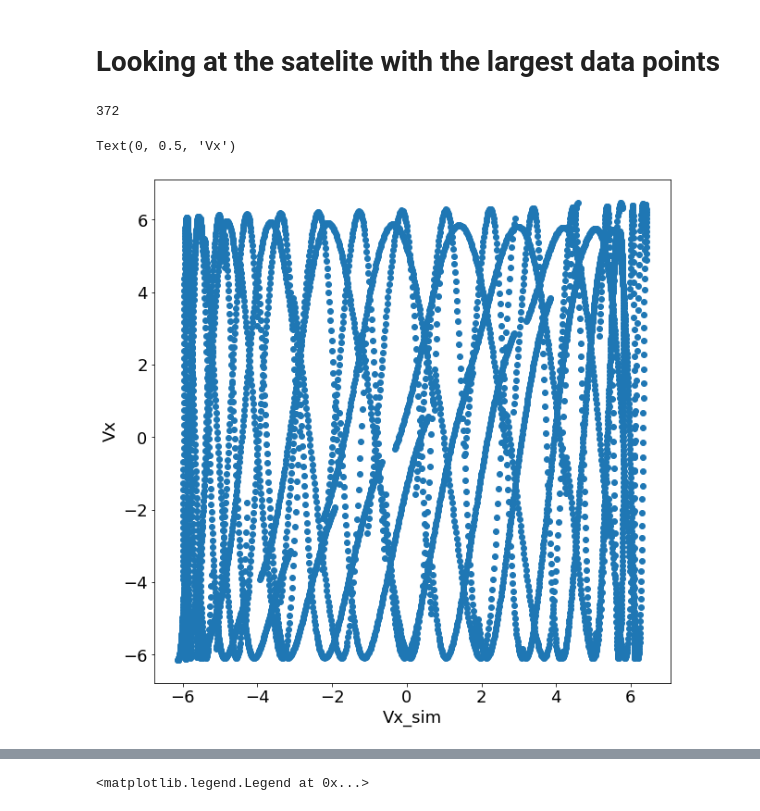
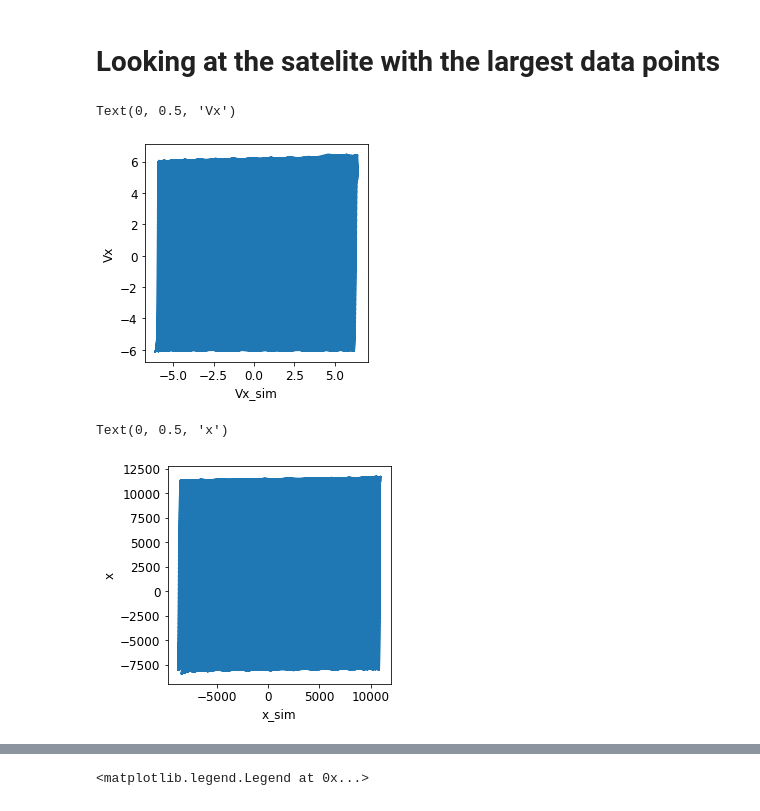
Before and after one commit to Mixanik-43/IDAO-2020, a Jupyter notebook: EDA_Tanya.ipynb, the cells around one changed output, grey strips where cells are left out. Saved outputs shown, nothing was run; the diff lists cells and outputs as text; code cells hidden in the pictures.

```diff
--- a/EDA_Tanya.ipynb
+++ b/EDA_Tanya.ipynb
@@ -3,7 +3,7 @@ import pandas as pd
 import numpy as np
 import matplotlib.pyplot as plt
 %matplotlib inline
-plt.rcParams.update({'font.size': 18})
+plt.rcParams.update({'font.size': 12})
 # %% [markdown]
 ## Summary
 
@@ -107,16 +74,21 @@ plt.tight_layout()
 # Looking at the satelite with the largest data points
 # %%
 # let's look at the data for the satelite with the larget amount of data
-m_id = sta_obs.sort_values().index[-1]
+m_id = sat_obs.sort_values().index[-1]
+m_data = data[data.sat_id == m_id]
+
+plt.figure(figsize=(4,4))
+plt.plot(m_data.Vx_sim,m_data.Vx)
+plt.xlabel("Vx_sim")
+plt.ylabel("Vx")
 # %% [output]
-372
+Text(0, 0.5, 'Vx')
+[figure, added]
 # %%
-m_data = data[data.sat_id == m_id]
-
-plt.figure(figsize=(10,10))
-plt.scatter(m_data.Vx_sim,m_data.Vx)
-plt.xlabel("Vx_sim")
-plt.ylabel("Vx")
+plt.figure(figsize=(4,4))
+plt.plot(m_data.x_sim,m_data.x)
+plt.xlabel("x_sim")
+plt.ylabel("x")
 # %% [output]
-Text(0, 0.5, 'Vx')
+Text(0, 0.5, 'x')
-[figure, old version]
+[figure, new version]
```
Also changed, not shown: parts of 37 cells of this notebook, 2 other files.
